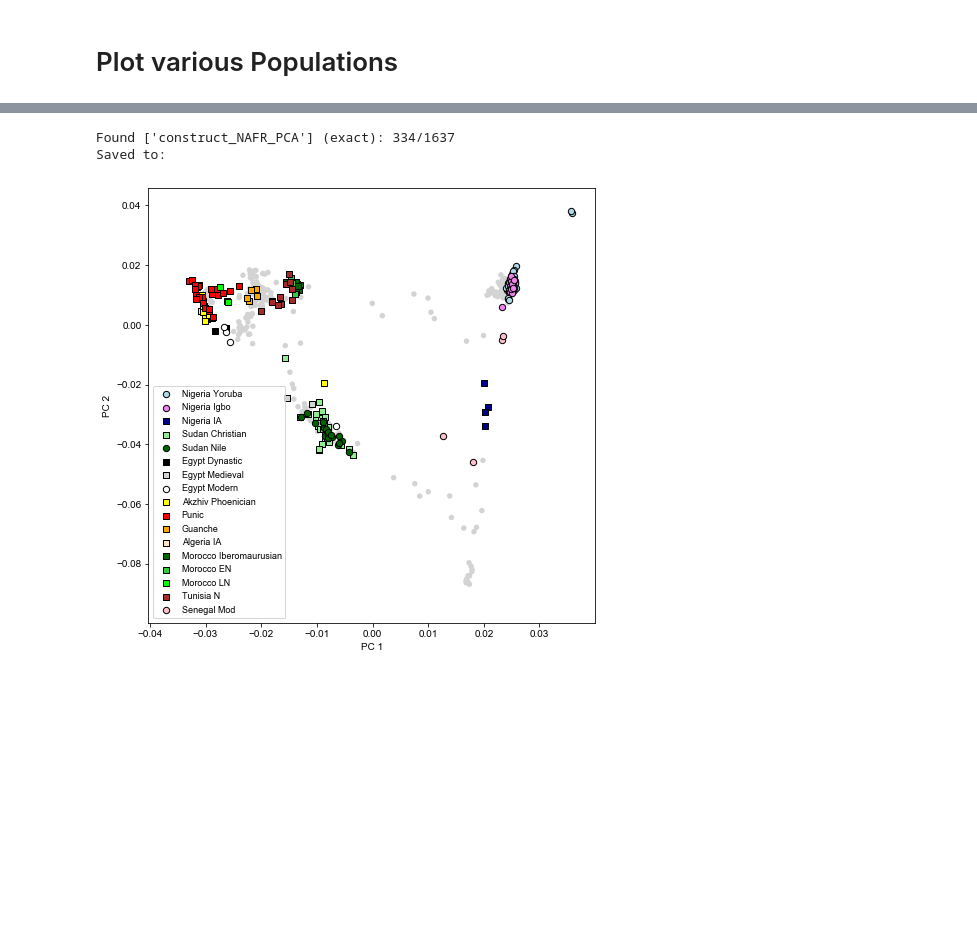
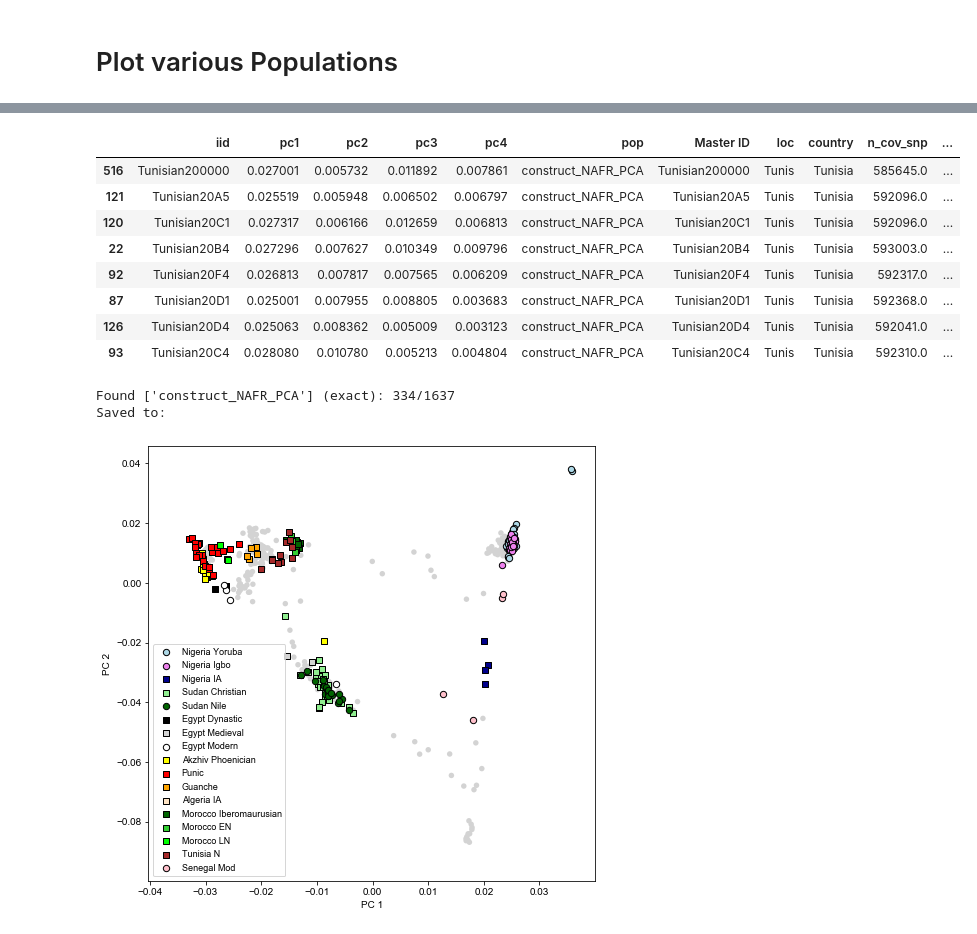
Before and after one commit to hringbauer/punic_aDNA, a Jupyter notebook: notebooks/pca/plot_pca_nafr.ipynb, the cells around one changed output, grey strips where cells are left out. Saved outputs shown, nothing was run; the diff lists cells and outputs as text; code cells hidden in the pictures; blank space fills up the shorter version.

```diff
--- a/notebooks/pca/plot_pca_nafr.ipynb
+++ b/notebooks/pca/plot_pca_nafr.ipynb
@@ -387,3 +360,15 @@ df_pun_afr
+# %%
+df_ho[df_ho["country"]=="Tunisia"].sort_values(by="pc2")
+# %% [output]
+|  | iid | pc1 | pc2 | pc3 | pc4 | pop | Master ID | loc | country | n_cov_snp | ... |
+| 516 | Tunisian200000 | 0.027001 | 0.005732 | 0.011892 | 0.007861 | construct_NAFR_PCA | Tunisian200000 | Tunis | Tunisia | 585645.0 | ... |
+| 121 | Tunisian20A5 | 0.025519 | 0.005948 | 0.006502 | 0.006797 | construct_NAFR_PCA | Tunisian20A5 | Tunis | Tunisia | 592096.0 | ... |
+| 120 | Tunisian20C1 | 0.027317 | 0.006166 | 0.012659 | 0.006813 | construct_NAFR_PCA | Tunisian20C1 | Tunis | Tunisia | 592096.0 | ... |
+| 22 | Tunisian20B4 | 0.027296 | 0.007627 | 0.010349 | 0.009796 | construct_NAFR_PCA | Tunisian20B4 | Tunis | Tunisia | 593003.0 | ... |
+| 92 | Tunisian20F4 | 0.026813 | 0.007817 | 0.007565 | 0.006209 | construct_NAFR_PCA | Tunisian20F4 | Tunis | Tunisia | 592317.0 | ... |
+| 87 | Tunisian20D1 | 0.025001 | 0.007955 | 0.008805 | 0.003683 | construct_NAFR_PCA | Tunisian20D1 | Tunis | Tunisia | 592368.0 | ... |
+| 126 | Tunisian20D4 | 0.025063 | 0.008362 | 0.005009 | 0.003123 | construct_NAFR_PCA | Tunisian20D4 | Tunis | Tunisia | 592041.0 | ... |
+| 93 | Tunisian20C4 | 0.028080 | 0.010780 | 0.005213 | 0.004804 | construct_NAFR_PCA | Tunisian20C4 | Tunis | Tunisia | 592310.0 | ... |
 # %%
 df_ho = get_sub_pops_exact(df, pop_list=["construct_NAFR_PCA"])
 
```
Also changed, not shown: parts of 12 cells of this notebook, 1 other file.
